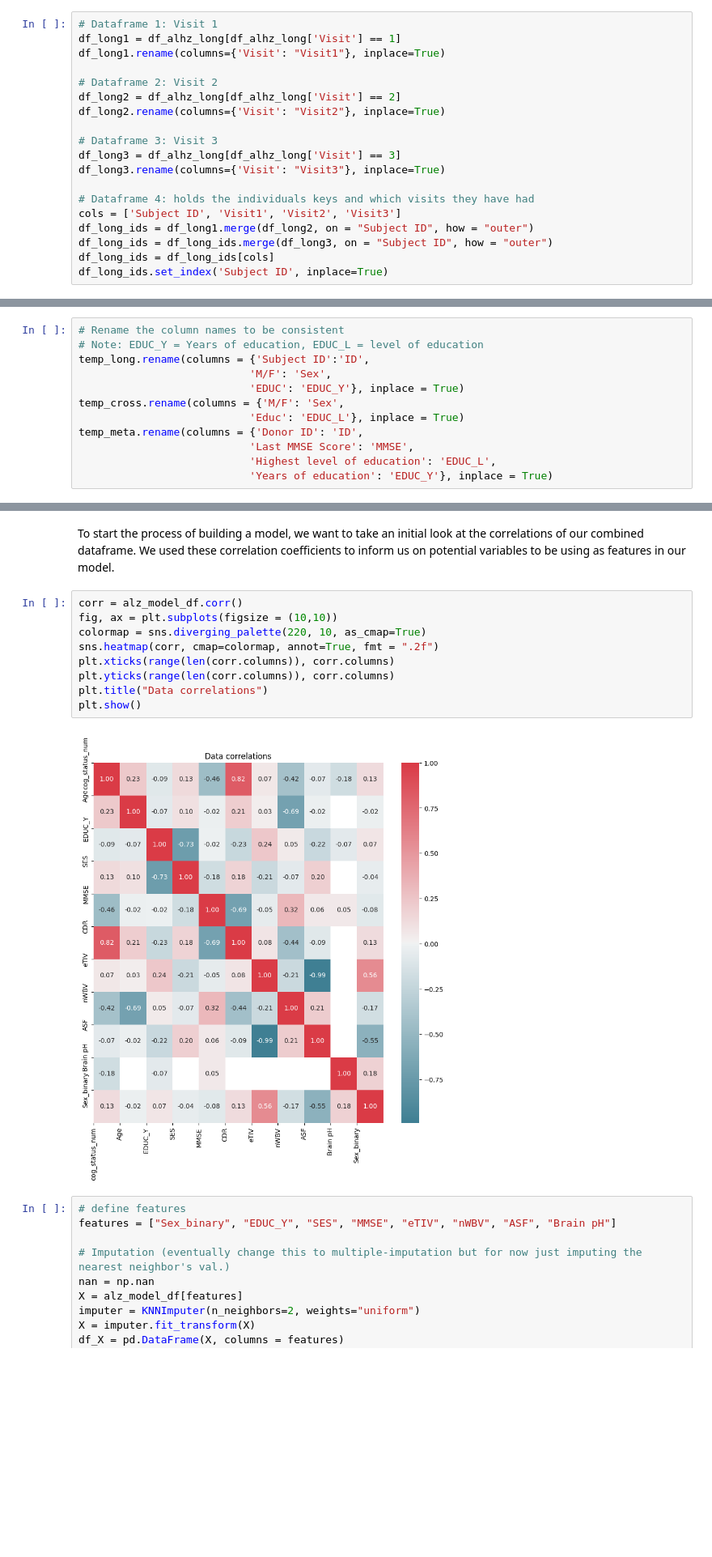
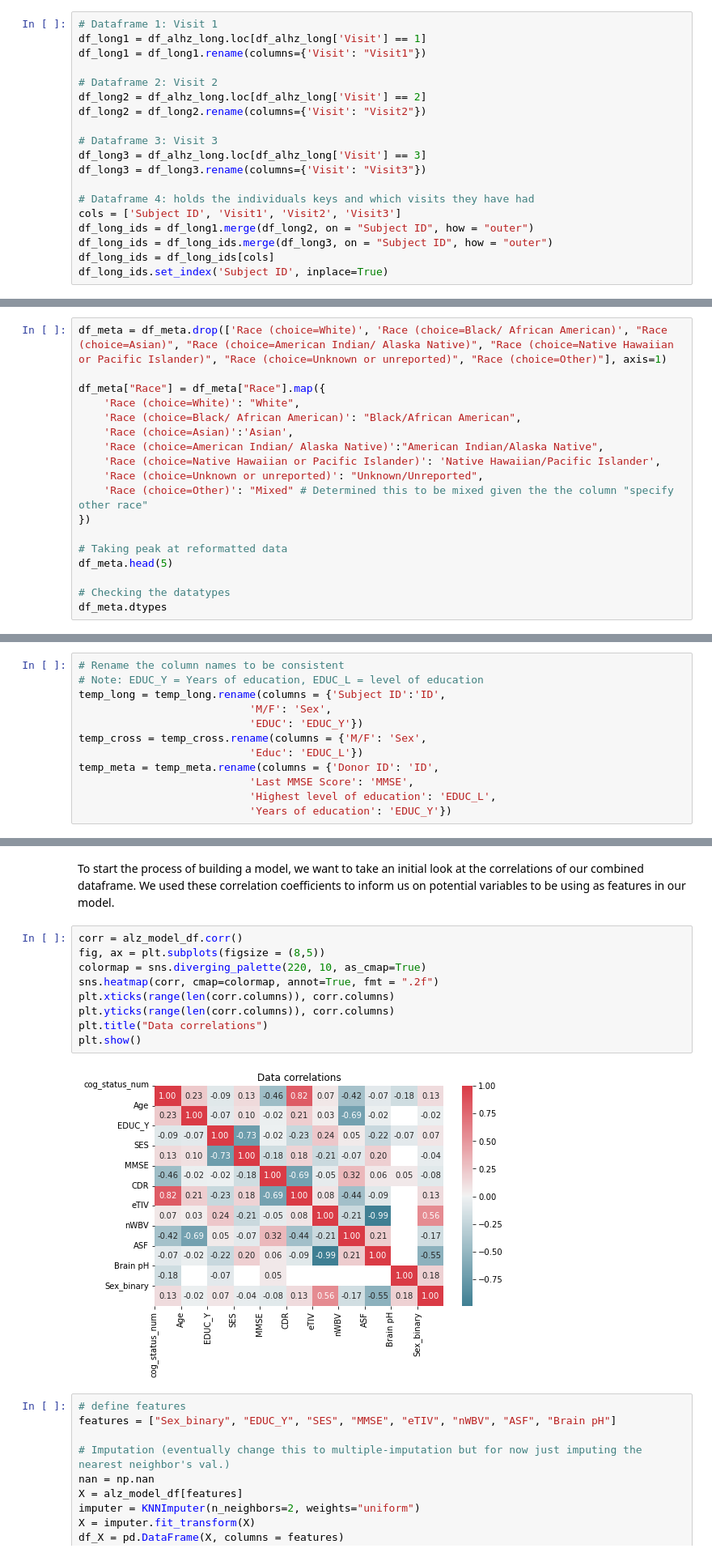
Before and after one commit to marisalong/marisalong.github.io, a Jupyter notebook: DataScienceFinalNotebook.ipynb, the cells around one changed output, grey strips where cells are left out. Shown: that part at 81% size. Cells and saved outputs as stored; diff of their text form; blank space fills up the shorter version.

```diff
--- a/DataScienceFinalNotebook.ipynb
+++ b/DataScienceFinalNotebook.ipynb
@@ -118,16 +115,16 @@ df_alhz_long.head()
 Since this data represents the same individual in multiple rows, we decided to break out the different visits out into seperate tables. We are created another table that holds the keys to each individual so that we can still access each visit associated with a specific individual.
 # %%
 # Dataframe 1: Visit 1
-df_long1 = df_alhz_long[df_alhz_long['Visit'] == 1]
-df_long1.rename(columns={'Visit': "Visit1"}, inplace=True)
+df_long1 = df_alhz_long.loc[df_alhz_long['Visit'] == 1]
+df_long1 = df_long1.rename(columns={'Visit': "Visit1"})
 
 # Dataframe 2: Visit 2
-df_long2 = df_alhz_long[df_alhz_long['Visit'] == 2]
-df_long2.rename(columns={'Visit': "Visit2"}, inplace=True)
+df_long2 = df_alhz_long.loc[df_alhz_long['Visit'] == 2]
+df_long2 = df_long2.rename(columns={'Visit': "Visit2"})
 
 # Dataframe 3: Visit 3
-df_long3 = df_alhz_long[df_alhz_long['Visit'] == 3]
-df_long3.rename(columns={'Visit': "Visit3"}, inplace=True)
+df_long3 = df_alhz_long.loc[df_alhz_long['Visit'] == 3]
+df_long3 = df_long3.rename(columns={'Visit': "Visit3"})
 
 # Dataframe 4: holds the individuals keys and which visits they have had
 cols = ['Subject ID', 'Visit1', 'Visit2', 'Visit3']
@@ -423,0 +387,18 @@ dtype: object
+# %%
+df_meta = df_meta.drop(['Race (choice=White)', 'Race (choice=Black/ African American)', "Race (choice=Asian)", "Race (choice=American Indian/ Alaska Native)", "Race (choice=Native Hawaiian or Pacific Islander)", "Race (choice=Unknown or unreported)", "Race (choice=Other)"], axis=1)
+
+df_meta["Race"] = df_meta["Race"].map({
+    'Race (choice=White)': "White",
+    'Race (choice=Black/ African American)': "Black/African American",
+    'Race (choice=Asian)':'Asian',
+    'Race (choice=American Indian/ Alaska Native)':"American Indian/Alaska Native",
+    'Race (choice=Native Hawaiian or Pacific Islander)': 'Native Hawaiian/Pacific Islander',
+    'Race (choice=Unknown or unreported)': "Unknown/Unreported",
+    'Race (choice=Other)': "Mixed" # Determined this to be mixed given the the column "specify other race"
+})
+
+# Taking peak at reformatted data
+df_meta.head(5)
+
+# Checking the datatypes
+df_meta.dtypes
@@ -932,15 +929,15 @@ temp_meta = df_meta[cols]
 # %%
 # Rename the column names to be consistent
 # Note: EDUC_Y = Years of education, EDUC_L = level of education
-temp_long.rename(columns = {'Subject ID':'ID',
+temp_long = temp_long.rename(columns = {'Subject ID':'ID',
                            'M/F': 'Sex',
-                           'EDUC': 'EDUC_Y'}, inplace = True)
-temp_cross.rename(columns = {'M/F': 'Sex',
-                           'Educ': 'EDUC_L'}, inplace = True)
-temp_meta.rename(columns = {'Donor ID': 'ID',
+                           'EDUC': 'EDUC_Y'})
+temp_cross = temp_cross.rename(columns = {'M/F': 'Sex',
+                           'Educ': 'EDUC_L'})
+temp_meta = temp_meta.rename(columns = {'Donor ID': 'ID',
                            'Last MMSE Score': 'MMSE',
                            'Highest level of education': 'EDUC_L',
-                           'Years of education': 'EDUC_Y'}, inplace = True)
+                           'Years of education': 'EDUC_Y'})
 # %%
 # Changing the columns to contain the same type
 temp_meta['Sex'] = temp_meta['Sex'].map({
@@ -986,15 +983,15 @@ alz_model_df.dropna(subset=['cog_status'], inplace=True)
 To start the process of building a model, we want to take an initial look at the correlations of our combined dataframe. We used these correlation coefficients to inform us on potential variables to be using as features in our model.
 # %%
 corr = alz_model_df.corr()
-fig, ax = plt.subplots(figsize = (10,10))
+fig, ax = plt.subplots(figsize = (8,5))
 colormap = sns.diverging_palette(220, 10, as_cmap=True)
 sns.heatmap(corr, cmap=colormap, annot=True, fmt = ".2f")
 plt.xticks(range(len(corr.columns)), corr.columns)
 plt.yticks(range(len(corr.columns)), corr.columns)
 plt.title("Data correlations")
 plt.show()
 # %% [output]
-[figure, old version]
+[figure, new version]
 # %%
 # define features
 features = ["Sex_binary", "EDUC_Y", "SES", "MMSE", "eTIV", "nWBV", "ASF", "Brain pH"]
```
Also changed, not shown: parts of 24 cells of this notebook.
